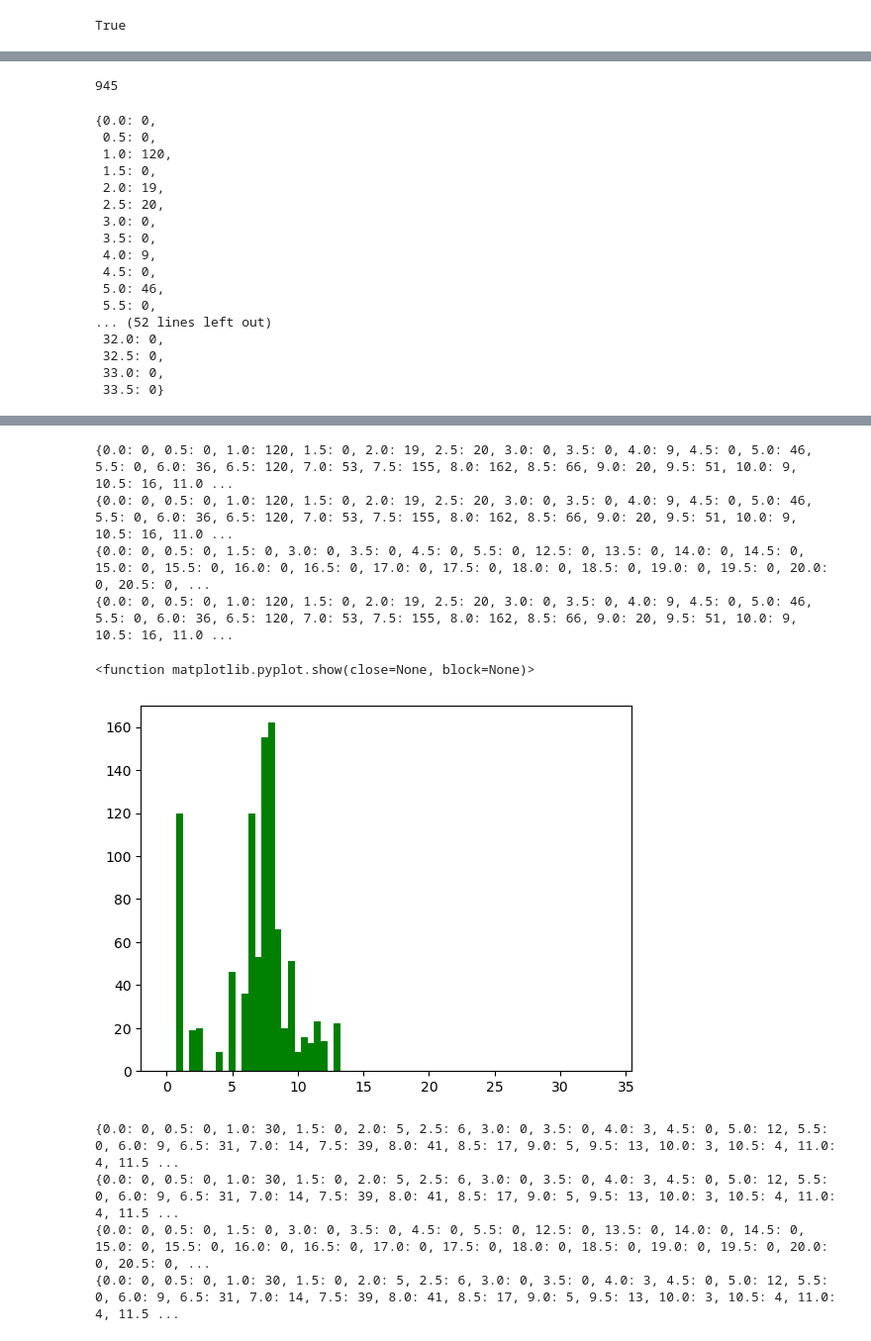
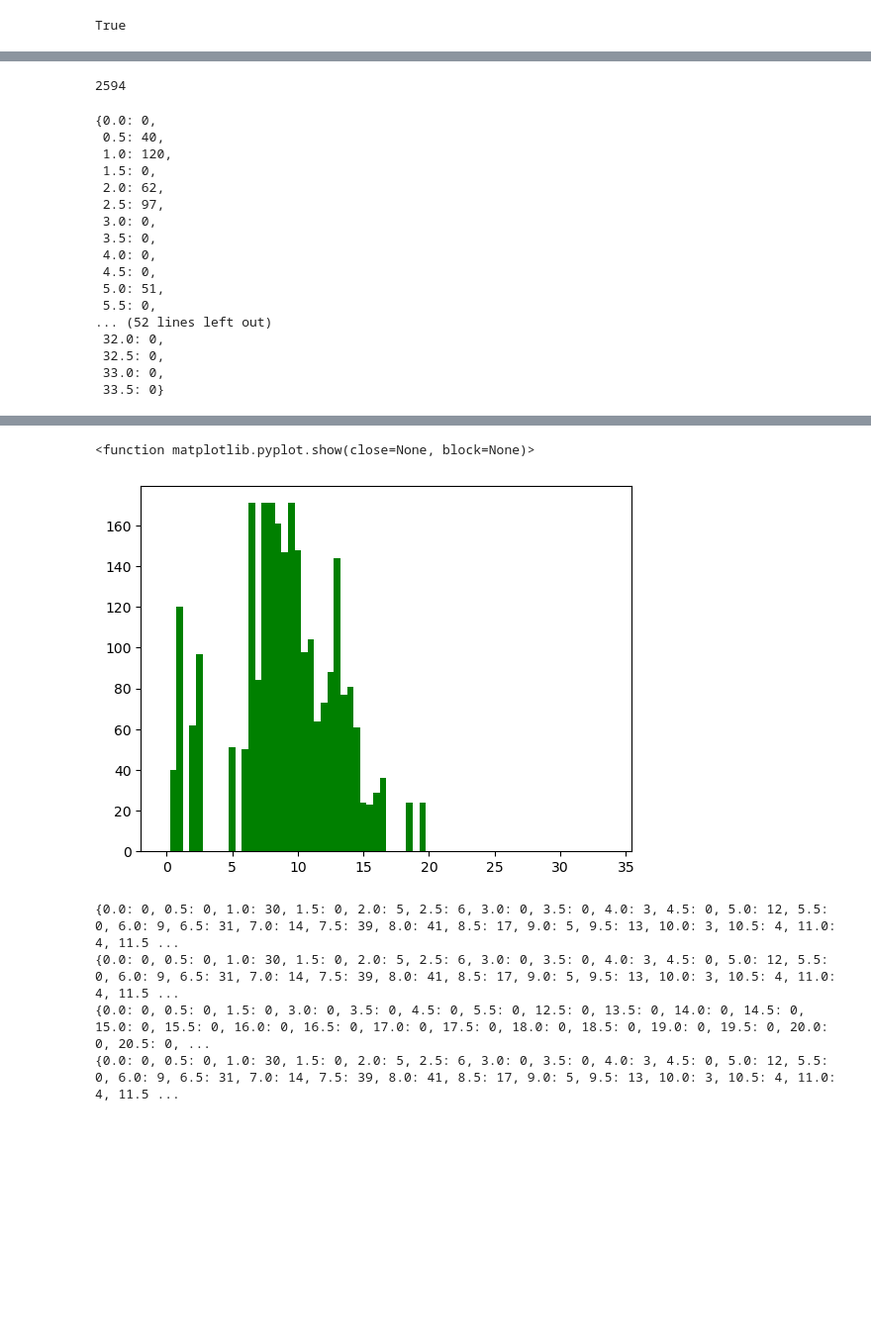
Before and after one commit to chanopsethiwan/CNNNanoparticles, a Jupyter notebook: fileManager.ipynb, the cells around one changed output, grey strips where cells are left out. Shown at 99% size. Cells and saved outputs as stored; diff of their text form; code cells hidden in the pictures; blank space fills up the shorter version.

```diff
--- a/fileManager.ipynb
+++ b/fileManager.ipynb
@@ -334,7 +334,7 @@ True
 import os
 
 # targetDir = r'C:\Users\Public\PartIIB project 2023_2024\Image collection without reaction\00AgNO3_mole_fraction\Outputs_Grayscale_Labelled_Images_STdevs\size_folder2\helical'
-targetDir = r'C:\Users\Chappyyyyyy\Documents\sizeHelical\helical1'
+targetDir = r'C:\Users\Chappyyyyyy\Documents\size_folder'
 
 def obtainSizeRange(targetDir, desiredInputNumber, num_bins):
     lstDir = os.listdir(targetDir)
@@ -429,23 +429,23 @@ def obtainDesiredDict(sizeDict, disregardFactor, trainProportion, upperFactor, x
             pass
     return desiredDict
 
-desiredDict = obtainDesiredDict(sizeDict, 0.5, 0.8, 8, x_avg)
+desiredDict = obtainDesiredDict(sizeDict, 0.5, 0.8, 3, x_avg)
 totalItems = sum(desiredDict.values())
 print(totalItems)
 desiredDict
 # %% [output]
-945
+2594
 {0.0: 0,
- 0.5: 0,
+ 0.5: 40,
  1.0: 120,
  1.5: 0,
- 2.0: 19,
- 2.5: 20,
+ 2.0: 62,
+ 2.5: 97,
  3.0: 0,
  3.5: 0,
- 4.0: 9,
+ 4.0: 0,
  4.5: 0,
- 5.0: 46,
+ 5.0: 51,
  5.5: 0,
 ... (52 lines left out)
  32.0: 0,
@@ -567,17 +567,14 @@ data_standardisation(input_folder=input_folder, output_folder_train=output_folde
  33.5: 0}
 # %%
 import matplotlib.pyplot as plt
-sizeDict2 = obtainSizeRange(output_folder_train, 4, 68)
-print(sizeDict2)
-plt.bar(list(sizeDict2.keys()), sizeDict2.values(), -0.5, color='g')
+# sizeDict2 = obtainSizeRange(output_folder_train, 4, 68)
+# print(sizeDict2)
+desiredDict = obtainDesiredDict(sizeDict, 0.5, 0.8, 3, x_avg)
+plt.bar(list(desiredDict.keys()), desiredDict.values(), -0.5, color='g')
 plt.show
 # %% [output]
-{0.0: 0, 0.5: 0, 1.0: 120, 1.5: 0, 2.0: 19, 2.5: 20, 3.0: 0, 3.5: 0, 4.0: 9, 4.5: 0, 5.0: 46, 5.5: 0, 6.0: 36, 6.5: 120, 7.0: 53, 7.5: 155, 8.0: 162, 8.5: 66, 9.0: 20, 9.5: 51, 10.0: 9, 10.5: 16, 11.0 ...
-{0.0: 0, 0.5: 0, 1.0: 120, 1.5: 0, 2.0: 19, 2.5: 20, 3.0: 0, 3.5: 0, 4.0: 9, 4.5: 0, 5.0: 46, 5.5: 0, 6.0: 36, 6.5: 120, 7.0: 53, 7.5: 155, 8.0: 162, 8.5: 66, 9.0: 20, 9.5: 51, 10.0: 9, 10.5: 16, 11.0 ...
-{0.0: 0, 0.5: 0, 1.5: 0, 3.0: 0, 3.5: 0, 4.5: 0, 5.5: 0, 12.5: 0, 13.5: 0, 14.0: 0, 14.5: 0, 15.0: 0, 15.5: 0, 16.0: 0, 16.5: 0, 17.0: 0, 17.5: 0, 18.0: 0, 18.5: 0, 19.0: 0, 19.5: 0, 20.0: 0, 20.5: 0, ...
-{0.0: 0, 0.5: 0, 1.0: 120, 1.5: 0, 2.0: 19, 2.5: 20, 3.0: 0, 3.5: 0, 4.0: 9, 4.5: 0, 5.0: 46, 5.5: 0, 6.0: 36, 6.5: 120, 7.0: 53, 7.5: 155, 8.0: 162, 8.5: 66, 9.0: 20, 9.5: 51, 10.0: 9, 10.5: 16, 11.0 ...
+<function matplotlib.pyplot.show(close=None, block=None)>
-<function matplotlib.pyplot.show(close=None, block=None)>
-[figure, old version]
+[figure, new version]
 # %%
 sizeDict2 = obtainSizeRange(output_folder_test_val, 4, 68)
 print(sizeDict2)
```
Also changed, not shown: parts of 3 cells of this notebook, 4 other files.
